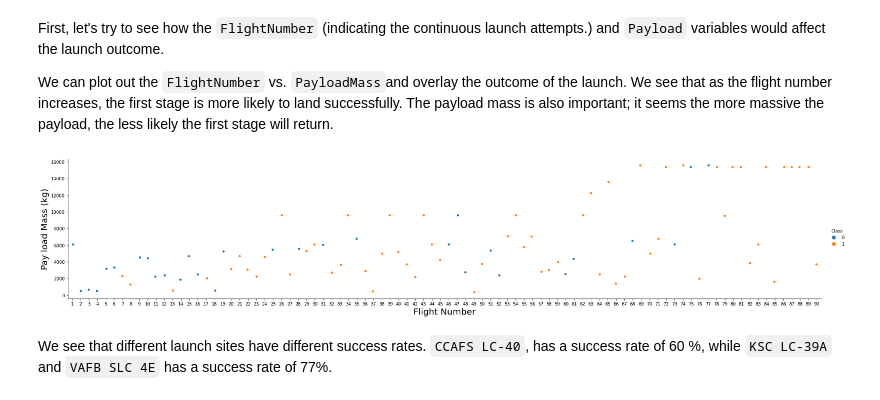
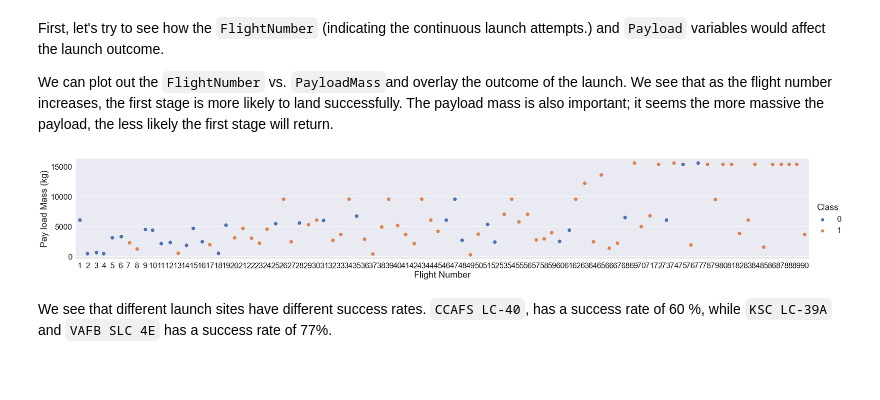
Before and after one commit to eddy-ellis/Data-Science-Course, a Jupyter notebook: EDA with visualization.ipynb, the cells around one changed output. Drawn from its saved outputs; the diff is of its cells as text; code cells hidden in the pictures; blank space fills up the shorter version.

```diff
--- a/EDA with visualization.ipynb
+++ b/EDA with visualization.ipynb
@@ -68,12 +68,12 @@ First, let's try to see how the `FlightNumber` (indicating the continuous launch
 
 We can plot out the <code>FlightNumber</code> vs. <code>PayloadMass</code>and overlay the outcome of the launch. We see that as the flight number increases, the first stage is more likely to land successfully. The payload mass is also important; it seems the more massive the payload, the less likely the first stage will return.
 # %%
-sns.catplot(y="PayloadMass", x="FlightNumber", hue="Class", data=df, aspect = 5)
-plt.xlabel("Flight Number",fontsize=20)
-plt.ylabel("Pay load Mass (kg)",fontsize=20)
+sns.catplot(y="PayloadMass", x="FlightNumber", hue="Class", data=df, aspect = 6, s = 10)
+plt.xlabel("Flight Number",fontsize=25)
+plt.ylabel("Pay load Mass (kg)",fontsize=25)
 plt.show()
 # %% [output]
-[figure, old version]
+[figure, new version]
 # %% [markdown]
 We see that different launch sites have different success rates.  <code>CCAFS LC-40</code>, has a success rate of 60 %, while  <code>KSC LC-39A</code> and <code>VAFB SLC 4E</code> has a success rate of 77%.
 # %% [markdown]
```
Also changed, not shown: parts of 9 cells of this notebook, 18 other files.
